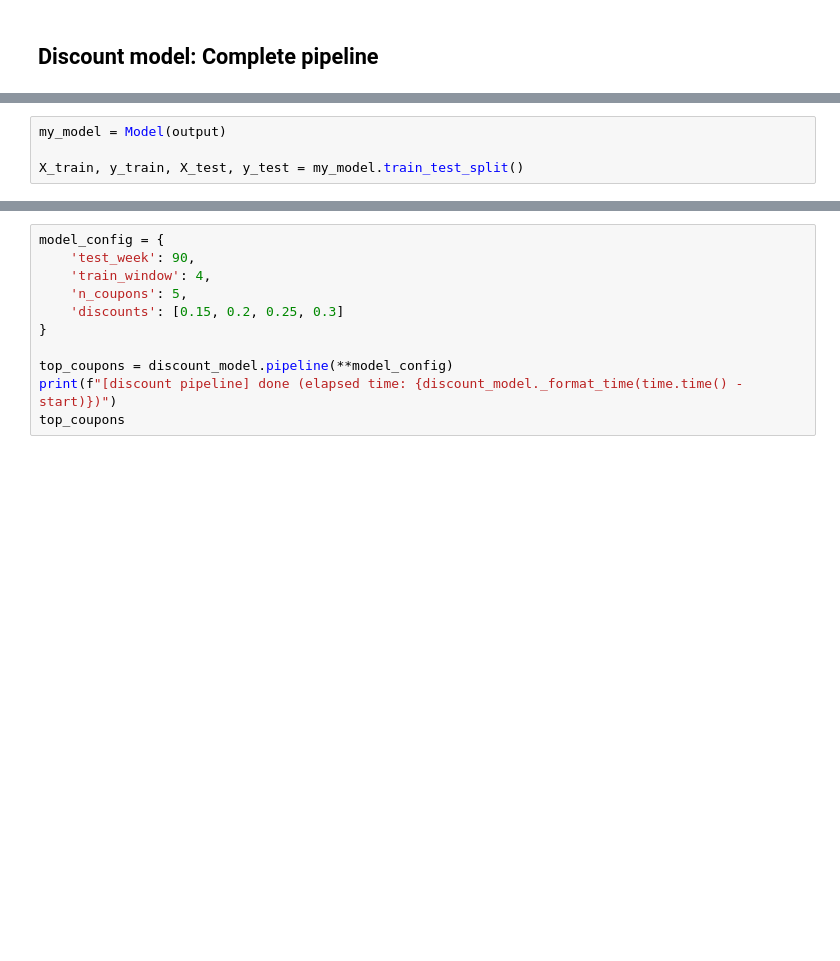
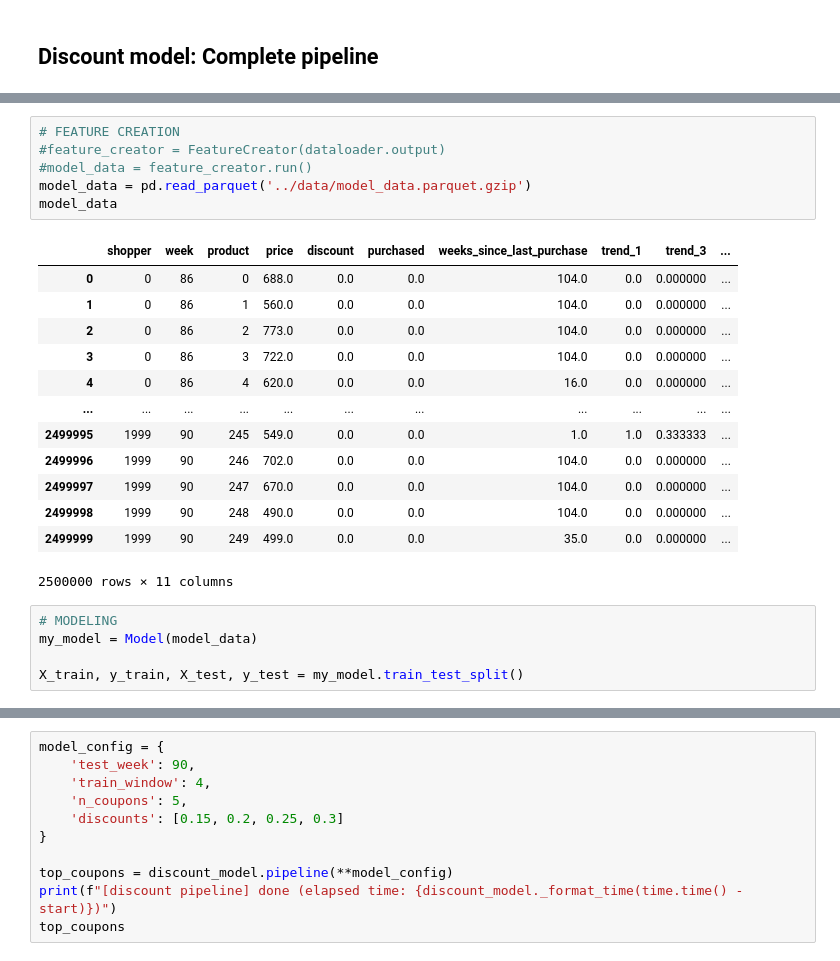
Before and after one commit to leonhagel/mlim-g2, a Jupyter notebook: code/discount-model_20210226_complete-pipeline_no-intermediary-results.ipynb, the cells around one changed output, grey strips where cells are left out. Cells and saved outputs as stored; diff of their text form; blank space fills up the shorter version.

```diff
--- a/code/discount-model_20210226_complete-pipeline_no-intermediary-results.ipynb
+++ b/code/discount-model_20210226_complete-pipeline_no-intermediary-results.ipynb
@@ -57,4 +50,25 @@ yay finished everything!
+# %%
+# FEATURE CREATION
+#feature_creator = FeatureCreator(dataloader.output)
+#model_data = feature_creator.run()
+model_data = pd.read_parquet('../data/model_data.parquet.gzip')
+model_data
+# %% [output]
+|  | shopper | week | product | price | discount | purchased | weeks_since_last_purchase | trend_1 | trend_3 | ... |
+| 0 | 0 | 86 | 0 | 688.0 | 0.0 | 0.0 | 104.0 | 0.0 | 0.000000 | ... |
+| 1 | 0 | 86 | 1 | 560.0 | 0.0 | 0.0 | 104.0 | 0.0 | 0.000000 | ... |
+| 2 | 0 | 86 | 2 | 773.0 | 0.0 | 0.0 | 104.0 | 0.0 | 0.000000 | ... |
+| 3 | 0 | 86 | 3 | 722.0 | 0.0 | 0.0 | 104.0 | 0.0 | 0.000000 | ... |
+| 4 | 0 | 86 | 4 | 620.0 | 0.0 | 0.0 | 16.0 | 0.0 | 0.000000 | ... |
+| ... | ... | ... | ... | ... | ... | ... | ... | ... | ... | ... |
+| 2499995 | 1999 | 90 | 245 | 549.0 | 0.0 | 0.0 | 1.0 | 1.0 | 0.333333 | ... |
+| 2499996 | 1999 | 90 | 246 | 702.0 | 0.0 | 0.0 | 104.0 | 0.0 | 0.000000 | ... |
+| 2499997 | 1999 | 90 | 247 | 670.0 | 0.0 | 0.0 | 104.0 | 0.0 | 0.000000 | ... |
+| 2499998 | 1999 | 90 | 248 | 490.0 | 0.0 | 0.0 | 104.0 | 0.0 | 0.000000 | ... |
+| 2499999 | 1999 | 90 | 249 | 499.0 | 0.0 | 0.0 | 35.0 | 0.0 | 0.000000 | ... |
+2500000 rows × 11 columns
 # %%
-my_model = Model(output)
+# MODELING
+my_model = Model(model_data)
 
 X_train, y_train, X_test, y_test = my_model.train_test_split()
```
Also changed, not shown: parts of 10 cells of this notebook, 5 other files.
